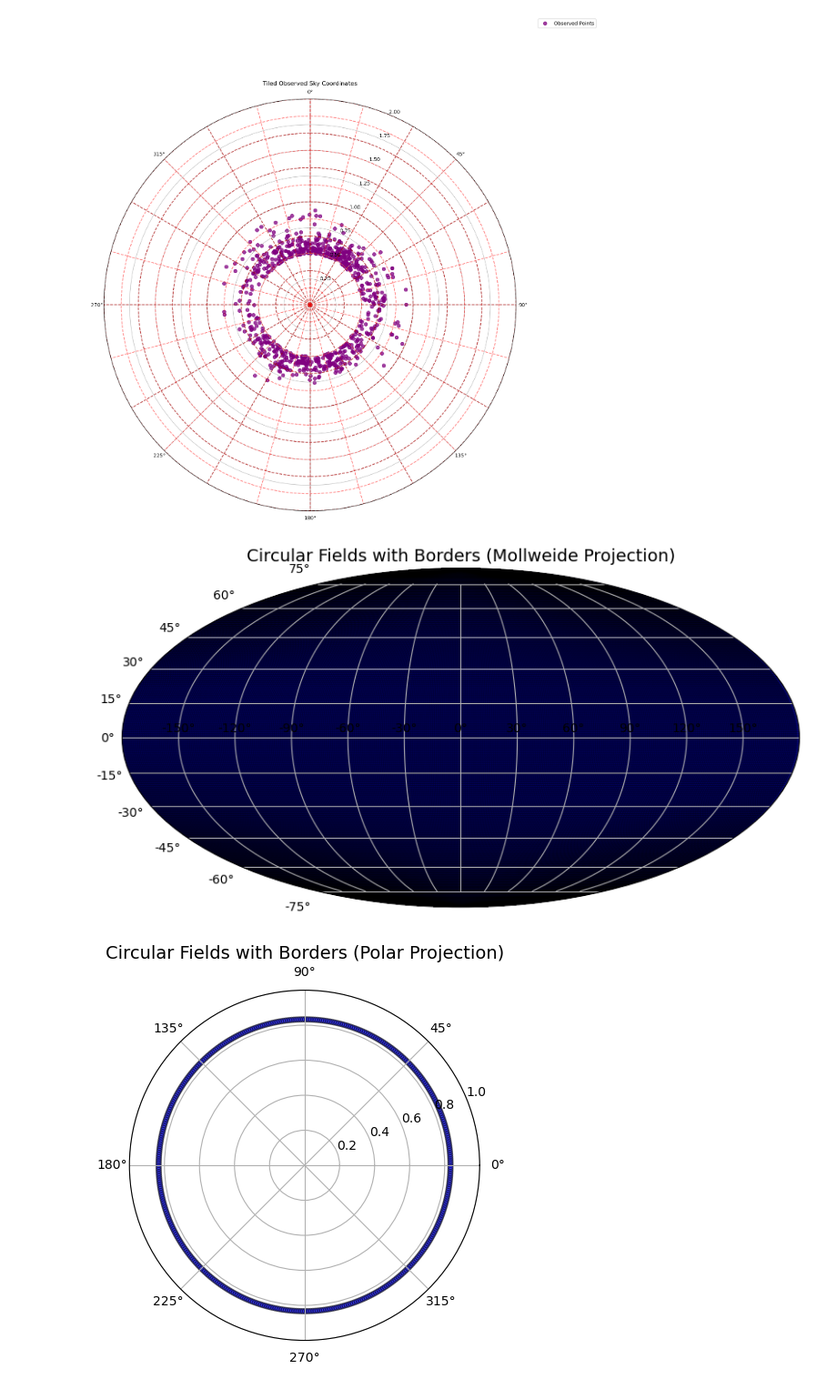
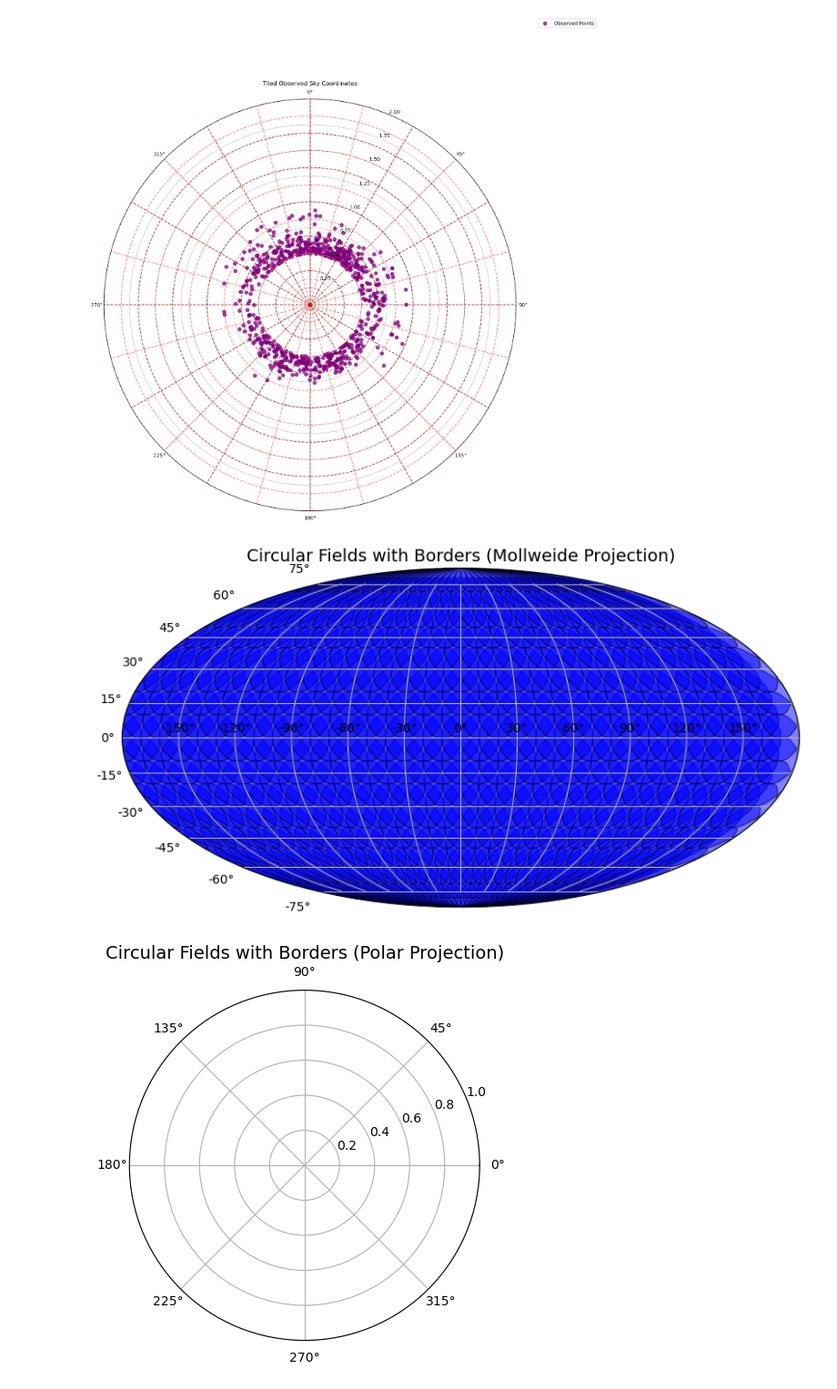
Before and after one commit to CAPIBARA3/capigx-data-analysis, a Jupyter notebook: polar_coordinates/celestial_coordinates.ipynb, the cells around one changed output. Shown at 91% size. Drawn from its saved outputs; the diff is of its cells as text; code cells hidden in the pictures.

```diff
--- a/polar_coordinates/celestial_coordinates.ipynb
+++ b/polar_coordinates/celestial_coordinates.ipynb
@@ -136,8 +136,8 @@ from matplotlib.patches import Circle, Rectangle
 from matplotlib.collections import PatchCollection
 
 # Fixed parameters
-field_radius = 50 / 60  # in degrees (50 arcminutes)
-field_side = 50 / 60  # square side in degrees
+field_radius = 600 / 60  # in degrees (50 arcminutes)
+field_side = 600 / 60  # square side in degrees
 resolution = field_radius  # Grid resolution in degrees
 ra_range = np.arange(0, 360, resolution)  # RA in degrees
 dec_range = np.arange(-90, 90, resolution)  # Dec in degrees
@@ -165,32 +165,32 @@ def plot_sky_tiling_with_borders(ra, dec, shape, size, projection, title):
         for ra_, dec_ in zip(ra_rad, dec_rad):
             if shape == "circular":
                 patches.append(Circle((ra_, dec_), size, edgecolor="black", facecolor="blue", alpha=0.5))
             elif shape == "square":
                 patches.append(Rectangle((ra_ - size / 2, dec_ - size / 2), size, size, edgecolor="black", facecolor="orange", alpha=0.5))
 
     else:  # Polar projection
         theta = np.radians(ra)
         r = 90 - dec
 
         for theta_, r_ in zip(theta, r):
             if shape == "circular":
                 patches.append(Circle((theta_, r_), size, edgecolor="black", facecolor="blue", alpha=0.5))
             elif shape == "square":
                 patches.append(Rectangle((theta_ - size / 2, r_ - size / 2), size, size, edgecolor="black", facecolor="orange", alpha=0.5))
 
     # Add patches to the plot
     patch_collection = PatchCollection(patches, match_original=True)
     ax.add_collection(patch_collection)
 
     fig.savefig(f'{shape}_{projection}_{title}.png')
 
 # Plot circular fields with borders
 plot_sky_tiling_with_borders(ra, dec, "circular", field_radius * np.pi / 180, "mollweide", "Circular Fields with Borders (Mollweide Projection)")
 plot_sky_tiling_with_borders(ra, dec, "circular", field_radius * np.pi / 180, "polar", "Circular Fields with Borders (Polar Projection)")
 
 # Plot square fields with borders
 plot_sky_tiling_with_borders(ra, dec, "square", field_side * np.pi / 180, "mollweide", "Square Fields with Borders (Mollweide Projection)")
 plot_sky_tiling_with_borders(ra, dec, "square", field_side * np.pi / 180, "polar", "Square Fields with Borders (Polar Projection)")
 # %% [output]
-[figure, old version]
+[figure, new version]
-[figure, old version]
+[figure, new version]
```
Also changed, not shown: parts of 3 cells of this notebook, 7 other files.
